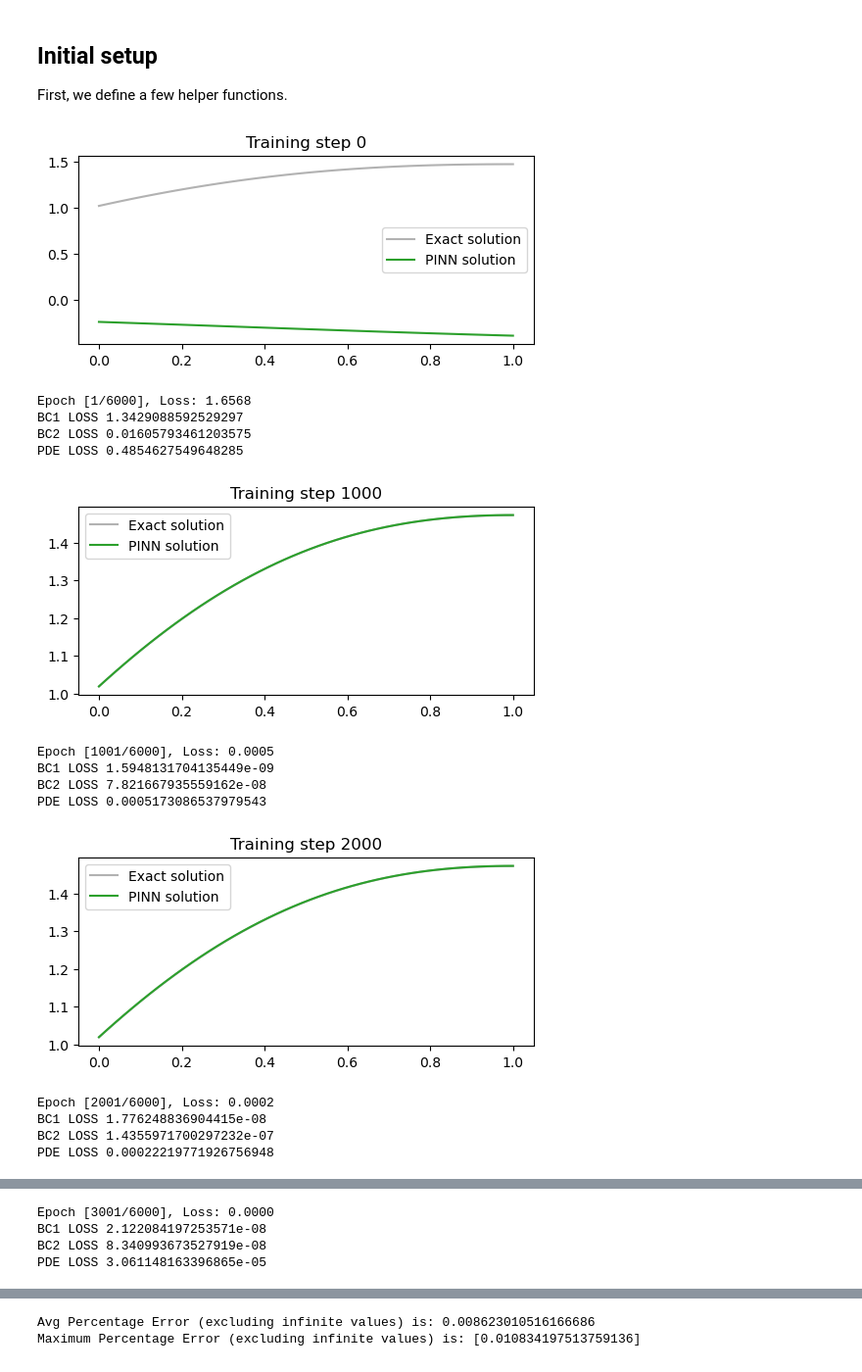
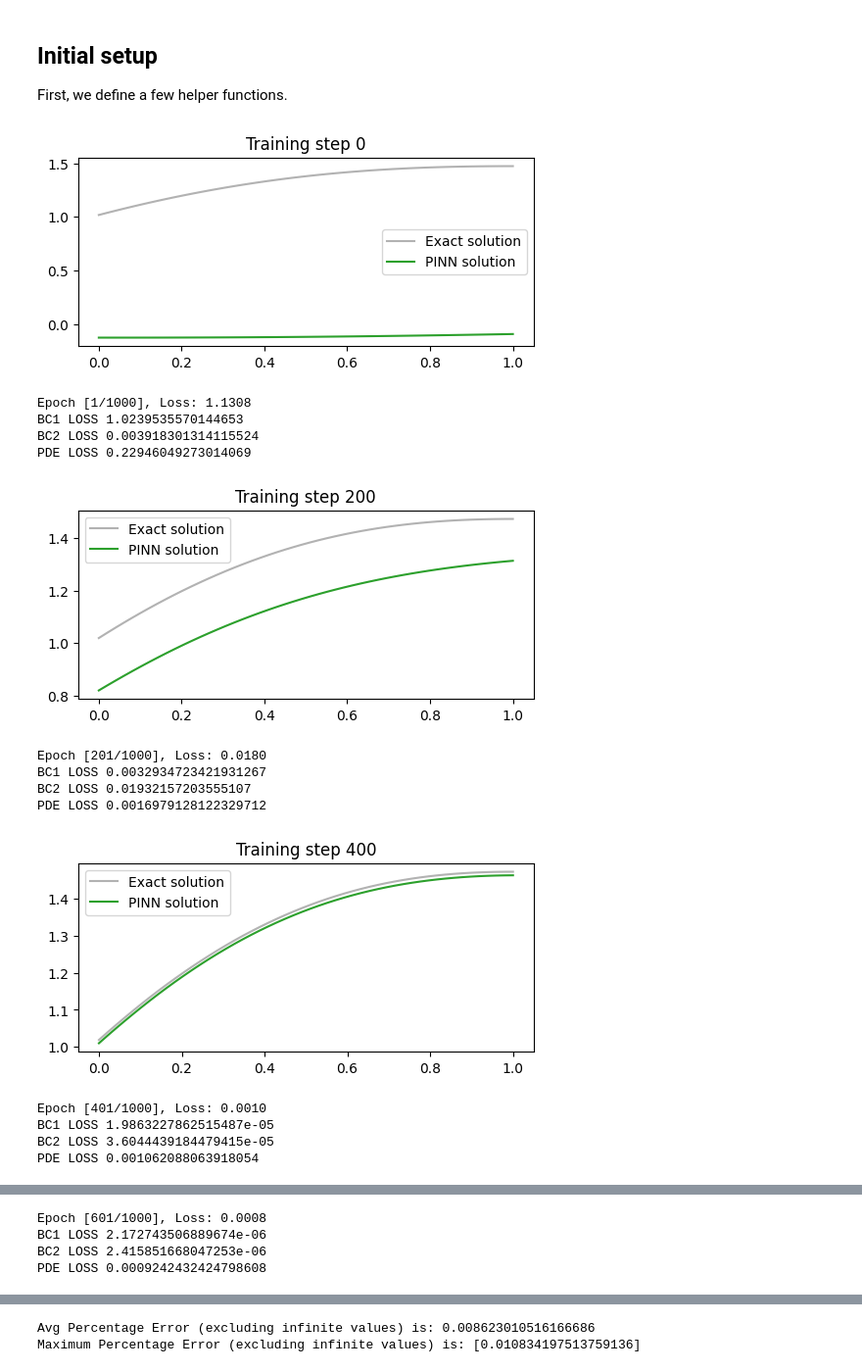
Before and after one commit to vsy2876/PINN, a Jupyter notebook: Sinusoidal/JNRpg174v2.ipynb, the cells around one changed output, grey strips where cells are left out. Shown at 98% size. Drawn from its saved outputs; the diff is of its cells as text; code cells hidden in the pictures.

```diff
--- a/Sinusoidal/JNRpg174v2.ipynb
+++ b/Sinusoidal/JNRpg174v2.ipynb
@@ -92,7 +92,7 @@ x_test = torch.linspace(0,1,50).view(-1,1) #(200, 1)
 
 u_exact = exact_solution(x_test)
 optimiser = torch.optim.Adam(pinn.parameters(),lr=1e-4)
-num_epochs = 6000
+num_epochs = 1000
 losses = []
 for i in range(num_epochs+1):
     optimiser.zero_grad()
@@ -115,46 +115,46 @@ for i in range(num_epochs+1):
     dudx2 = torch.autograd.grad(dudx, x_physics, torch.ones_like(u), create_graph=True)[0]  # (20, 1)
     loss3 = torch.mean((dudx2 + u -x_physics**2)**2)
 
     # backpropagate joint loss, take optimiser step
     loss = lambda1* loss1 + lambda2* loss2 + lambda1*loss3
     loss.backward()
     optimiser.step()
     losses.append(loss.item())
 
     # plot the result as training progresses
-    if i % 1000 == 0:
+    if i % 200 == 0:
         u = pinn(x_test).detach()
         plt.figure(figsize=(6,2.5))
         plt.plot(x_test[:,0], u_exact[:,0], label="Exact solution", color="tab:grey", alpha=0.6)
         plt.plot(x_test[:,0], u[:,0], label="PINN solution", color="tab:green")
         plt.title(f"Training step {i}")
         plt.legend()
         plt.show()
         print(f"Epoch [{i+1}/{num_epochs}], Loss: {loss.item():.4f}")
         print(f'BC1 LOSS {loss1}')
         print(f'BC2 LOSS {loss2}')
         print(f'PDE LOSS {loss3}')
 
 
 plt.plot(range(1, num_epochs+2), losses, label='Training Loss')
 plt.xlabel('Epoch')
 plt.ylabel('Loss')
 plt.title('Loss vs Epoch')
 plt.legend()
 plt.show()
 # %% [output]
-[figure, old version]
+[figure, new version]
-Epoch [1/6000], Loss: 1.6568
-BC1 LOSS 1.3429088592529297
-BC2 LOSS 0.01605793461203575
-PDE LOSS 0.4854627549648285
+Epoch [1/1000], Loss: 1.1308
+BC1 LOSS 1.0239535570144653
+BC2 LOSS 0.003918301314115524
+PDE LOSS 0.22946049273014069
-[figure, old version]
+[figure, new version]
-Epoch [1001/6000], Loss: 0.0005
-BC1 LOSS 1.5948131704135449e-09
-BC2 LOSS 7.821667935559162e-08
-PDE LOSS 0.0005173086537979543
+Epoch [201/1000], Loss: 0.0180
+BC1 LOSS 0.0032934723421931267
+BC2 LOSS 0.01932157203555107
+PDE LOSS 0.0016979128122329712
-[figure, old version]
+[figure, new version]
-Epoch [2001/6000], Loss: 0.0002
-BC1 LOSS 1.776248836904415e-08
-BC2 LOSS 1.4355971700297232e-07
-PDE LOSS 0.00022219771926756948
+Epoch [401/1000], Loss: 0.0010
+BC1 LOSS 1.9863227862515487e-05
+BC2 LOSS 3.6044439184479415e-05
+PDE LOSS 0.001062088063918054
@@ -162,4 +162,4 @@ PDE LOSS 0.00022219771926756948
-Epoch [3001/6000], Loss: 0.0000
-BC1 LOSS 2.122084197253571e-08
-BC2 LOSS 8.340993673527919e-08
-PDE LOSS 3.061148163396865e-05
+Epoch [601/1000], Loss: 0.0008
+BC1 LOSS 2.172743506889674e-06
+BC2 LOSS 2.415851668047253e-06
+PDE LOSS 0.0009242432424798608
```
Also changed, not shown: parts of 5 cells of this notebook, 4 other files.
